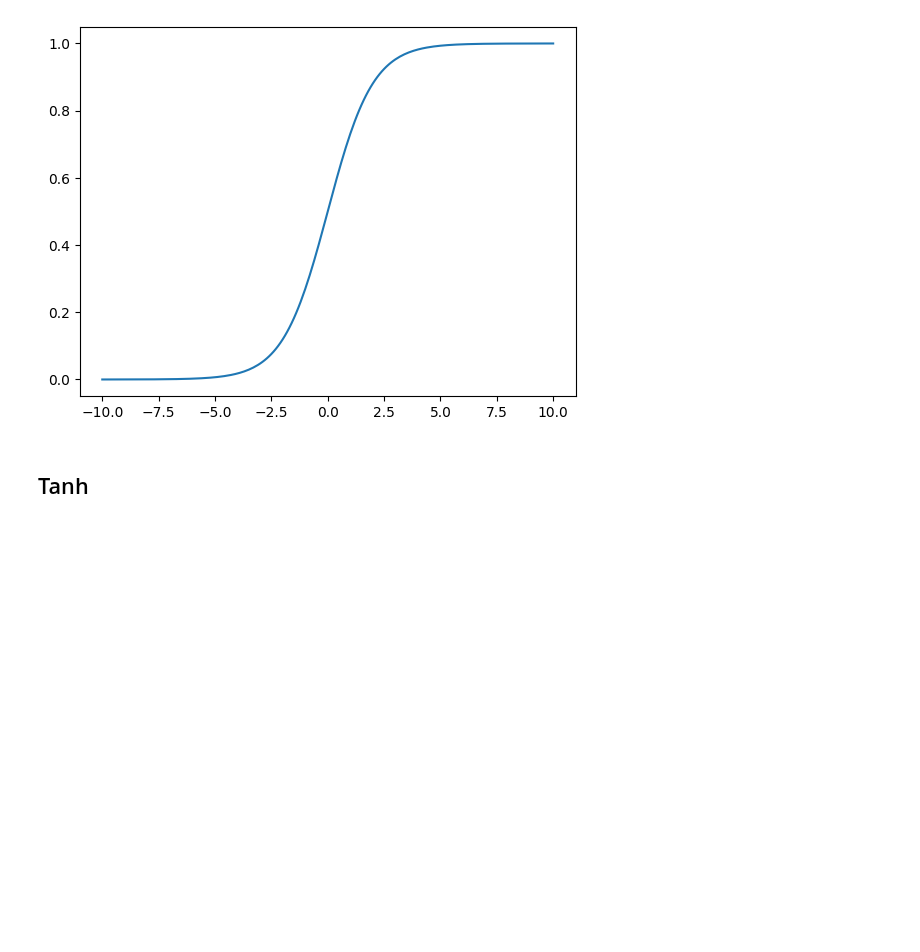
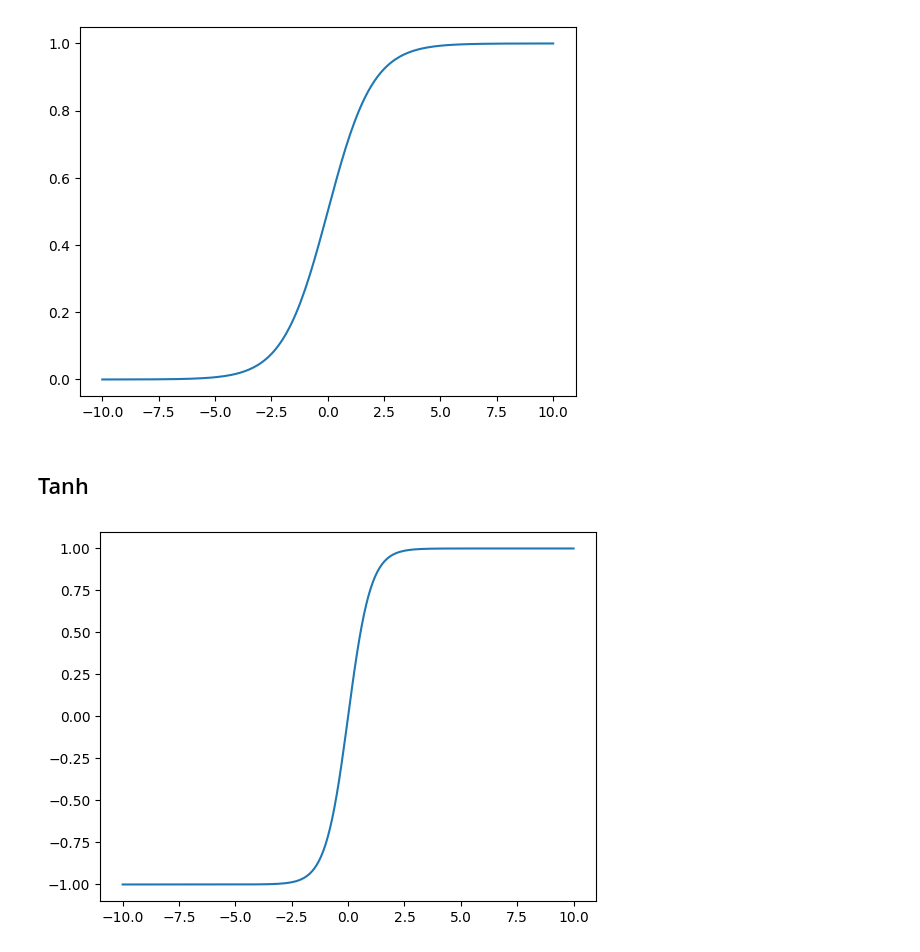
Before and after one commit to AjBorbzz/DataScience_AI_ML, a Jupyter notebook: PyTorch/IBM_Pytorch/DeepLearning_with_Pytorch/activation_fn_PyTorch.ipynb, the cells around one changed output. Drawn from its saved outputs; the diff is of its cells as text; code cells hidden in the pictures; blank space fills up the shorter version.

```diff
--- a/PyTorch/IBM_Pytorch/DeepLearning_with_Pytorch/activation_fn_PyTorch.ipynb
+++ b/PyTorch/IBM_Pytorch/DeepLearning_with_Pytorch/activation_fn_PyTorch.ipynb
@@ -41,3 +41,9 @@ plt.show()
 ## Tanh
 # %%
 TANH = nn.Tanh()
+# %%
+yhat = TANH(z)
+plt.plot(z.numpy(), yhat.numpy())
+plt.show()
+# %% [output]
+[figure, added]
```
Also changed, not shown: parts of 4 cells of this notebook.
